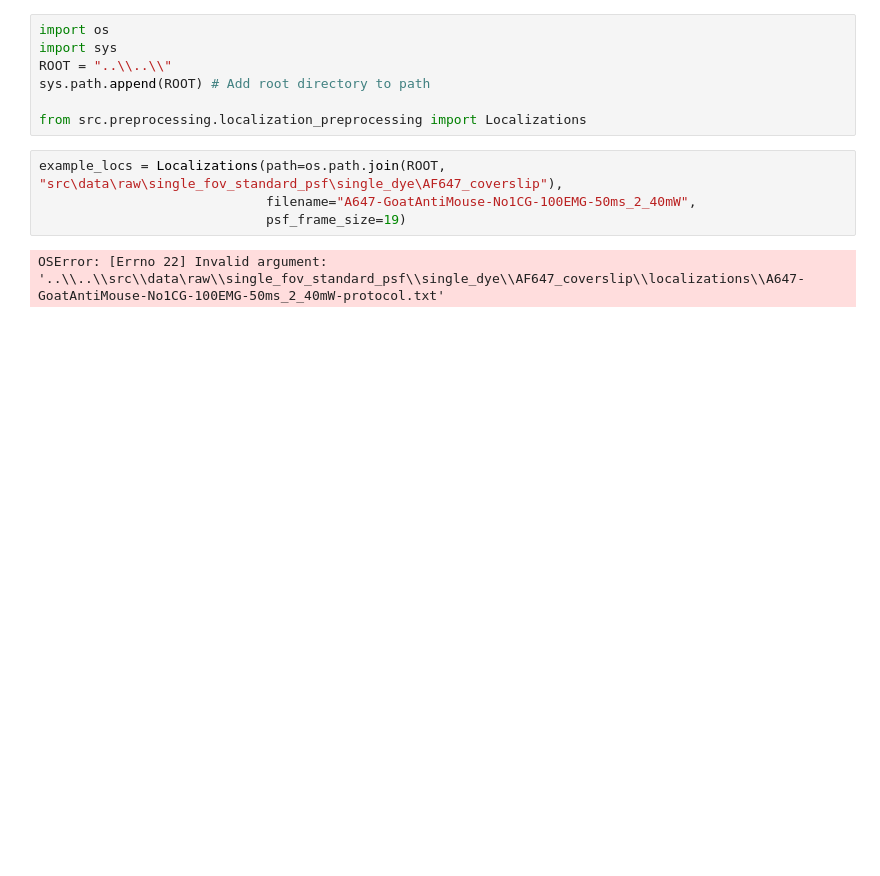
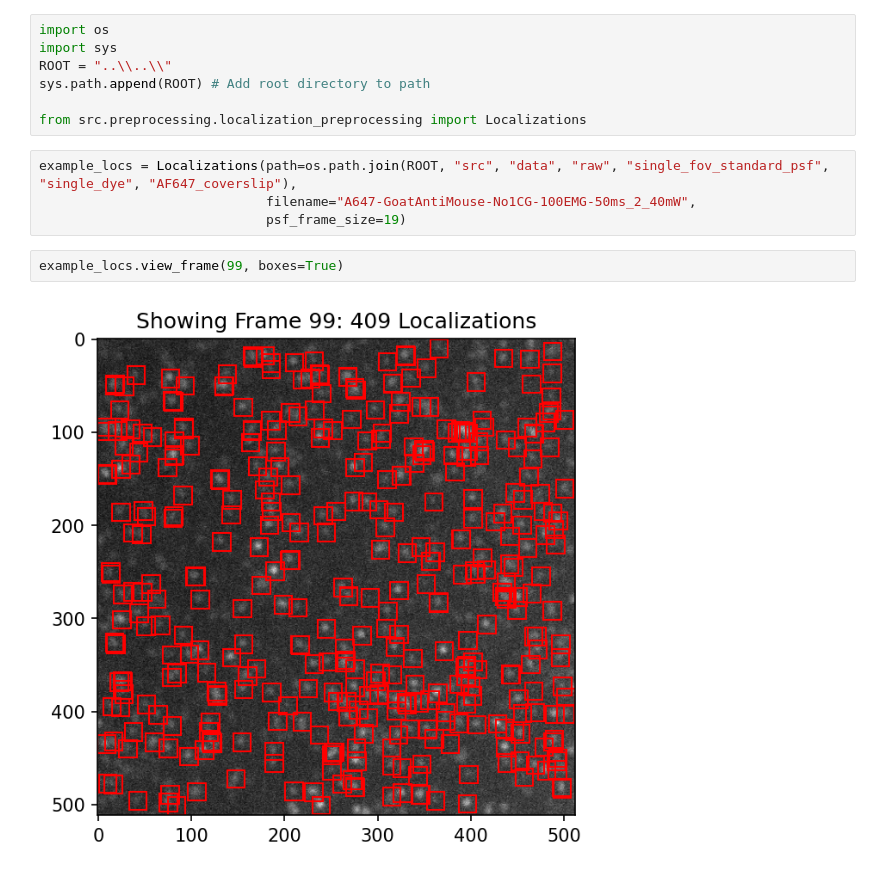
Before and after one commit to Max-Winga/Selvin-Lab-Fluorophore-Identification, a Jupyter notebook: notebooks/examples/psf_frames_from_thunderstorm.ipynb, the cells around one changed output. Cells and saved outputs as stored; diff of their text form; blank space fills up the shorter version.

```diff
--- a/notebooks/examples/psf_frames_from_thunderstorm.ipynb
+++ b/notebooks/examples/psf_frames_from_thunderstorm.ipynb
@@ -6,8 +6,10 @@ sys.path.append(ROOT) # Add root directory to path
 
 from src.preprocessing.localization_preprocessing import Localizations
 # %%
-example_locs = Localizations(path=os.path.join(ROOT, "src\data\raw\single_fov_standard_psf\single_dye\AF647_coverslip"),
+example_locs = Localizations(path=os.path.join(ROOT, "src", "data", "raw", "single_fov_standard_psf", "single_dye", "AF647_coverslip"),
                              filename="A647-GoatAntiMouse-No1CG-100EMG-50ms_2_40mW",
                              psf_frame_size=19)
-# %% [output]
-OSError: [Errno 22] Invalid argument: '..\\..\\src\\data\raw\\single_fov_standard_psf\\single_dye\\AF647_coverslip\\localizations\\A647-GoatAntiMouse-No1CG-100EMG-50ms_2_40mW-protocol.txt'
+# %%
+example_locs.view_frame(99, boxes=True)
+# %% [output]
+[figure, added]
```
Also changed, not shown: parts of 4 cells of this notebook.
